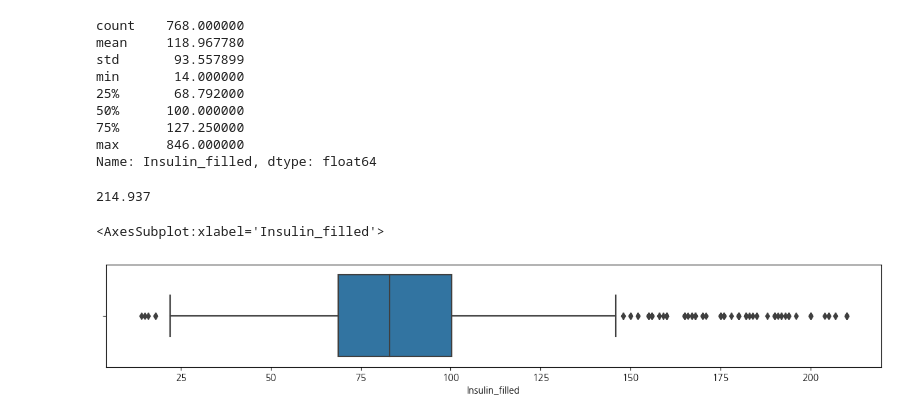
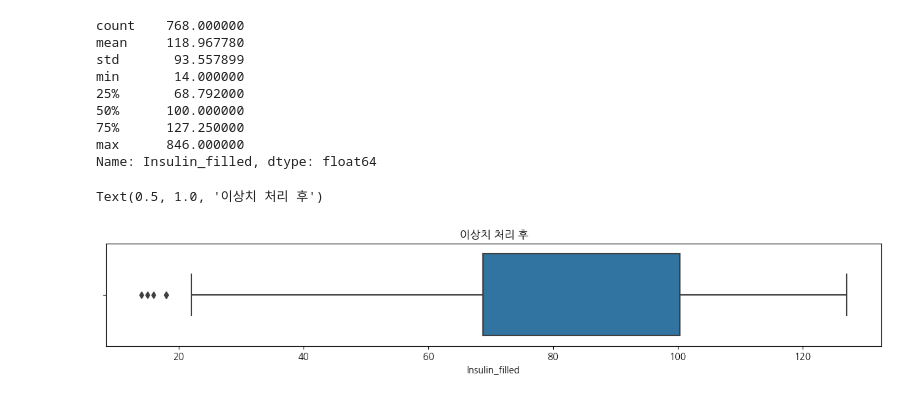
Before and after one commit to nuyhc/Begins_with_a_single_step, a Jupyter notebook: 04_ML/homeowrk/과제 제출 폴더/ML_EDA_CLF_박혜민.ipynb, the cells around one changed output. Cells and saved outputs as stored; diff of their text form; code cells hidden in the pictures.

```diff
--- a/04_ML/homeowrk/과제 제출 폴더/ML_EDA_CLF_박혜민.ipynb
+++ b/04_ML/homeowrk/과제 제출 폴더/ML_EDA_CLF_박혜민.ipynb
@@ -742,20 +754,16 @@ min       14.000000
 75%      127.250000
 max      846.000000
 Name: Insulin_filled, dtype: float64
-# %%
-IQR = desc["75%"] - desc["25%"]
-max_out = desc["75%"] + (IQR * 1.5)
-max_out
-# %% [output]
-214.937
-# %%
-df_pima=df_pima[df_pima["Insulin_filled"]<max_out]
+# %%
+df_pima.loc[(df_pima["Outcome"]==0)&(df_pima["Insulin_filled"] > desc["75%"]), "Insulin_filled"] = Insulin_mean[0]
+df_pima.loc[(df_pima["Outcome"]==1)&(df_pima["Insulin_filled"] > desc["75%"]), "Insulin_filled"] = Insulin_mean[1]
 # %%
 # 이상치 처리 후 값을 시각화 해봅니다
 plt.figure(figsize=(15, 2))
 sns.boxplot(df_pima["Insulin_filled"])
+plt.title("이상치 처리 후")
 # %% [output]
-<AxesSubplot:xlabel='Insulin_filled'>
+Text(0.5, 1.0, '이상치 처리 후')
-[figure, old version]
+[figure, new version]
 # %%
 # 이상치 처리 후 값을 시각화 해봅니다
```
Also changed, not shown: parts of 12 cells of this notebook.
